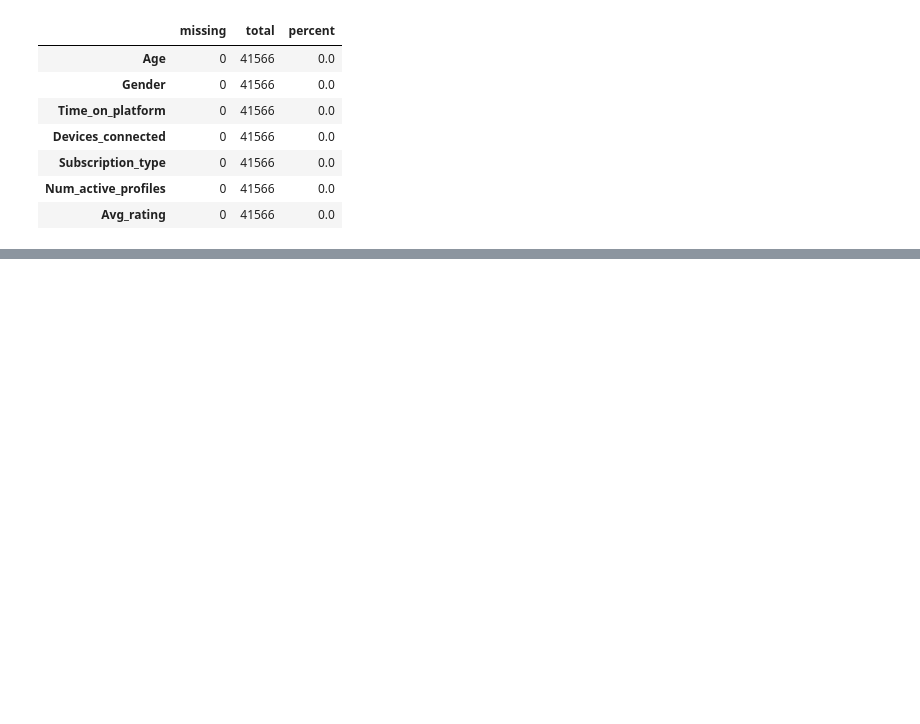
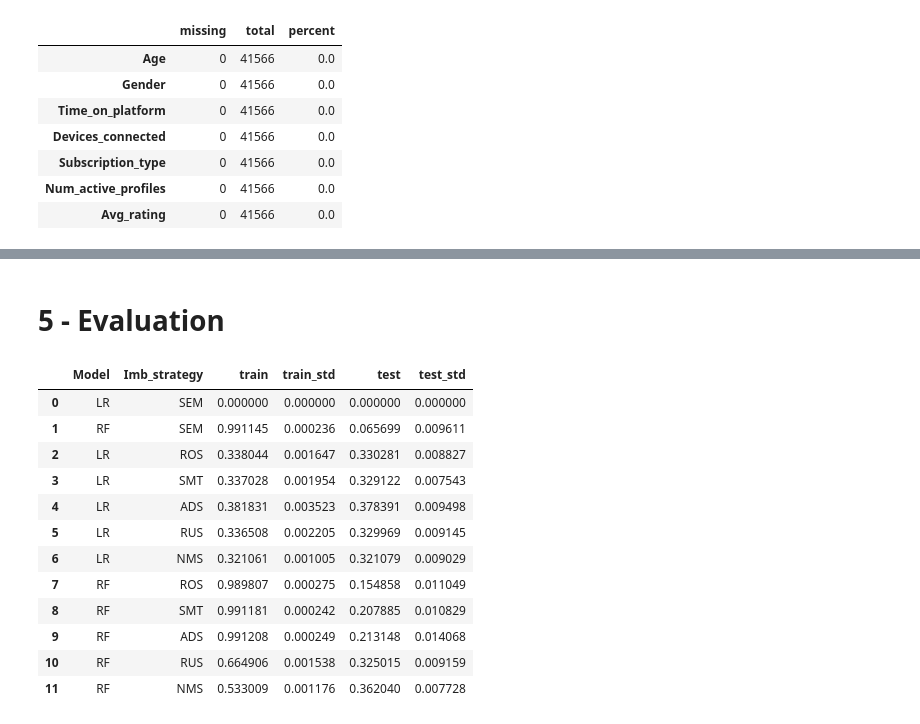
Before and after one commit to guipradow/streaming_churn, a Jupyter notebook: notebooks/streaming_churn.ipynb, the cells around one changed output, grey strips where cells are left out. Cells and saved outputs as stored; diff of their text form; code cells hidden in the pictures; blank space fills up the shorter version.

Commit message:
evaluation finished

```diff
--- a/notebooks/streaming_churn.ipynb
+++ b/notebooks/streaming_churn.ipynb
@@ -335,0 +515,53 @@ df.to_csv(f'../data/processed/streaming_data.csv', index=False)
+# %% [markdown]
+# 5 - Evaluation
+# %%
+# Stratified K-folds cross-validator
+skf = StratifiedKFold(n_splits=10, shuffle=True, random_state=21)
+# %%
+# Calculate results
+results = [
+    cross_validate(pipe, X_train, y_train, scoring='f1', cv=skf,return_train_score=True, n_jobs=-1) \
+        for pipe in pipelines
+]
+# %%
+# Summarized results
+results_summ = [
+    [
+        res['train_score'].mean(), res['train_score'].std(),
+        res['test_score'].mean(), res['test_score'].std()
+    ] for res in results
+]
+# %%
+# Pipe description
+description = [
+    ['LR', 'SEM'],
+    ['RF', 'SEM']
+]
+
+for pipe in pipelines[2:]:
+    description.append(list(pipe.named_steps.keys())[:-3:-1])
+# %%
+# Dataframe of results
+df_res= [
+    desc + res for desc, res in zip(description, results_summ)
+]
+df_res = pd.DataFrame(
+    data = df_res,
+    columns = ['Model', 'Imb_strategy', 'train', 'train_std', 'test', 'test_std']
+)
+
+df_res.style.background_gradient(cmap='Blues')
+# %% [output]
+|  | Model | Imb_strategy | train | train_std | test | test_std |
+| 0 | LR | SEM | 0.000000 | 0.000000 | 0.000000 | 0.000000 |
+| 1 | RF | SEM | 0.991145 | 0.000236 | 0.065699 | 0.009611 |
+| 2 | LR | ROS | 0.338044 | 0.001647 | 0.330281 | 0.008827 |
+| 3 | LR | SMT | 0.337028 | 0.001954 | 0.329122 | 0.007543 |
+| 4 | LR | ADS | 0.381831 | 0.003523 | 0.378391 | 0.009498 |
+| 5 | LR | RUS | 0.336508 | 0.002205 | 0.329969 | 0.009145 |
+| 6 | LR | NMS | 0.321061 | 0.001005 | 0.321079 | 0.009029 |
+| 7 | RF | ROS | 0.989807 | 0.000275 | 0.154858 | 0.011049 |
+| 8 | RF | SMT | 0.991181 | 0.000242 | 0.207885 | 0.010829 |
+| 9 | RF | ADS | 0.991208 | 0.000249 | 0.213148 | 0.014068 |
+| 10 | RF | RUS | 0.664906 | 0.001538 | 0.325015 | 0.009159 |
+| 11 | RF | NMS | 0.533009 | 0.001176 | 0.362040 | 0.007728 |
```
Also changed, not shown: parts of 25 cells of this notebook, 2 other files.
